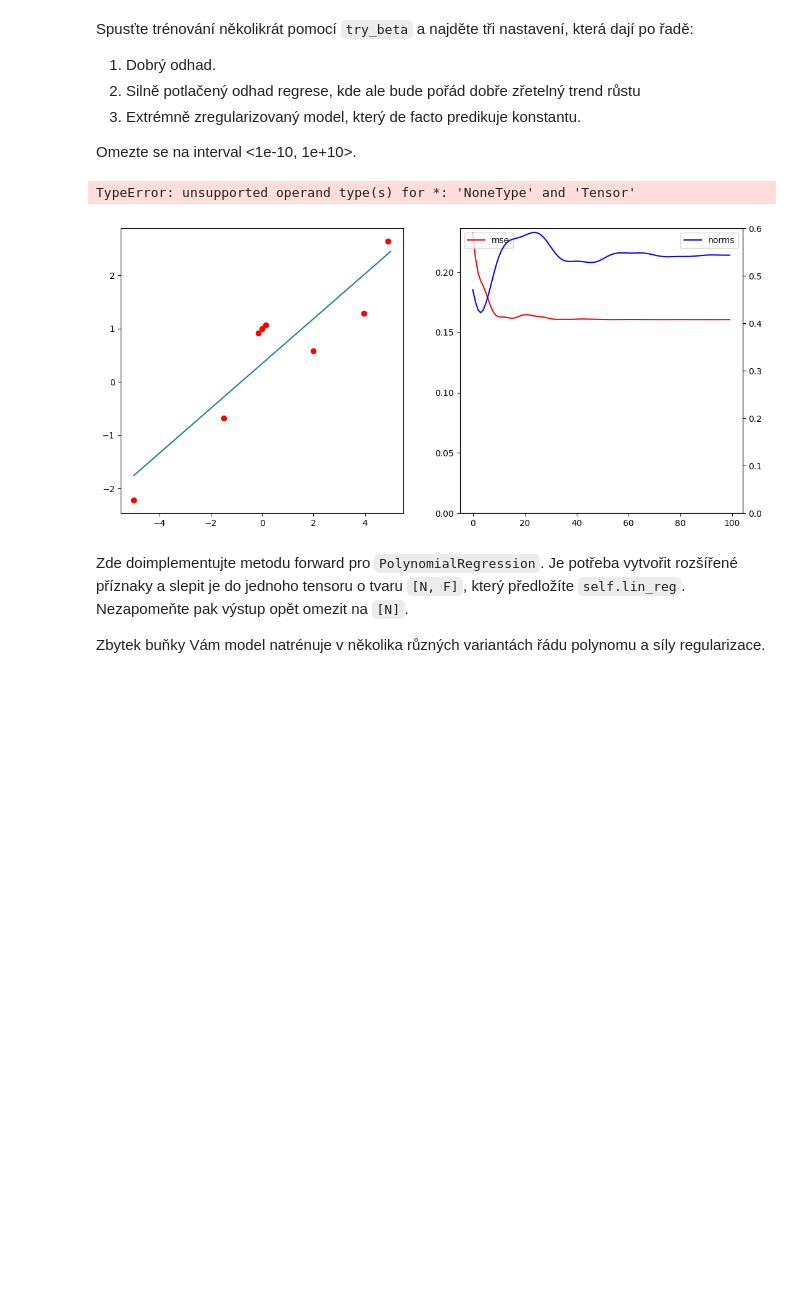
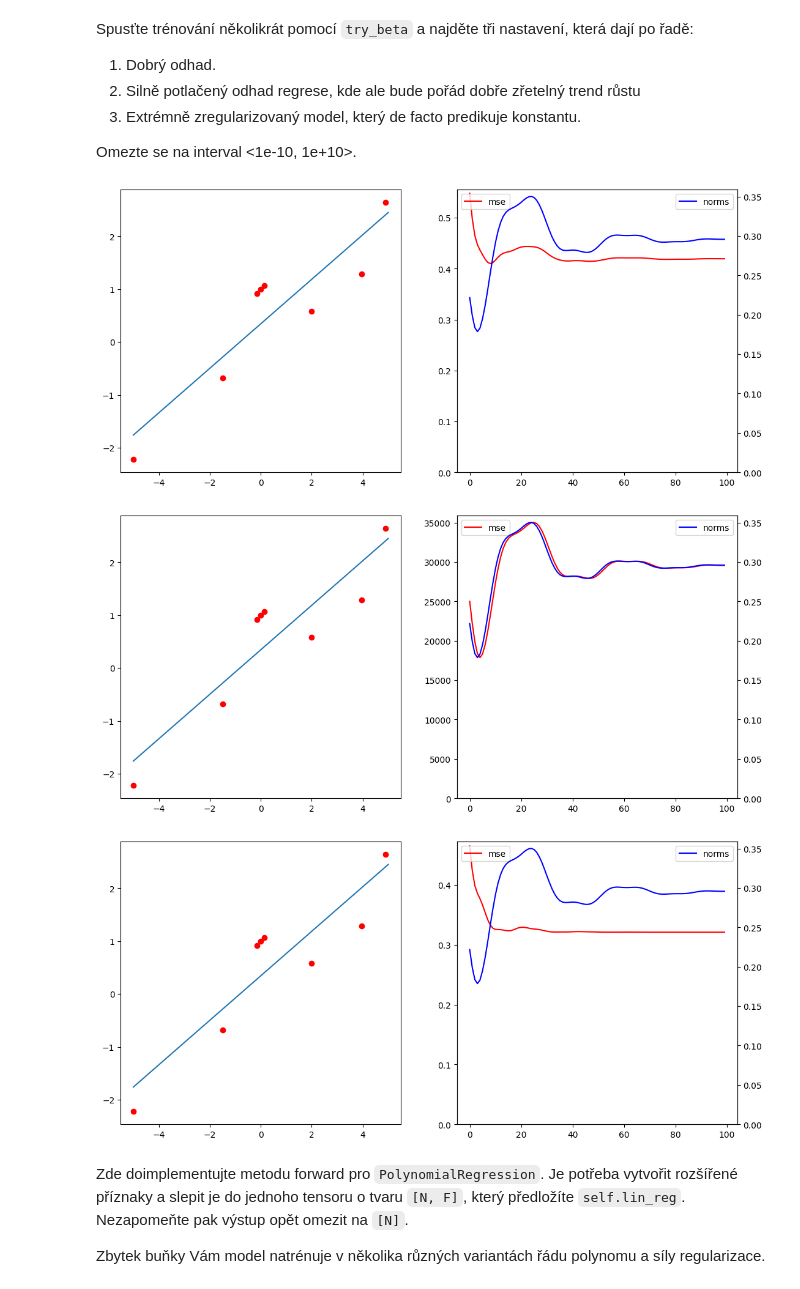
Before and after one commit to You-never-know/SUI-3, a Jupyter notebook: zadani.ipynb, the cells around one changed output. Cells and saved outputs as stored; diff of their text form; code cells hidden in the pictures; blank space fills up the shorter version.

Commit message:
Linear and Polynomial regresion implemented There is some kind of problem, because it does not function as it should

```diff
--- a/zadani.ipynb
+++ b/zadani.ipynb
@@ -94,7 +95,7 @@ Může se vám hodit `torch.nn.Module.parameters()`.
 class LinearRegression(torch.nn.Module):
     def __init__(self, input_dim):
         super().__init__()
-        self.model = torch.nn.Linear(input_dim, input_dim)
+        self.model = torch.nn.Linear(input_dim, 1)
         self.model.bias.data.zero_()
         self.model.weight.data.zero_()
         self.model.weight.data[0] = 0.5
@@ -103,7 +104,7 @@ class LinearRegression(torch.nn.Module):
         return self.model(x).squeeze()
 
     def l2_norm(self):
-        return torch.sqrt(sum(par.pow(2).sum() for par in self.model.parameters())).item()
+        return sum(par.pow(2).sum() for par in self.model.parameters()).item()
 # %% [markdown]
 Naimplementujte funkci pro trénování modelu takového modelu.
 Funkce přijímá:
@@ -125,9 +126,9 @@ def train_regression_model(model, loss_fun, optimizer, train_X, train_t, nb_step
     for _ in range(nb_steps):
         predict_y = model(train_X)
         loss = loss_fun(predict_y, train_t, model)
-        optimizer.zero_grad()
         loss.backward()
         optimizer.step()
+        optimizer.zero_grad()
         mses.append(loss.item())
         norms.append(model.l2_norm())
     return mses, norms
@@ -139,8 +140,8 @@ class MSE_with_regression:
 
     def __call__(self, y, t, model):
         mse = self.loss(y, t)
-        l2 = self.l2_beta * mse
-        return l2
+        l2 = model.l2_norm()
+        return mse + self.l2_beta * l2
 # %% [markdown]
 Spusťte trénování několikrát pomocí `try_beta` a najděte tři nastavení, která dají po řadě:
 1. Dobrý odhad.
@@ -151,34 +152,35 @@ Omezte se na interval <1e-10, 1e+10>.
 # %%
 def plot_training_result(model, losses, norms):
     fig, axs = plt.subplots(ncols=2, figsize=(13, 6))
     axs[0].plot(xs.detach(), model(xs.float().unsqueeze(-1)).detach())
     axs[0].scatter(data, ts, c='r')
 
     axs[1].plot(losses, 'r-', label='mse')
     axs[1].legend(loc="upper left")
     axs[1].set_ylim(bottom=0)
     ax_2 = axs[1].twinx()
     ax_2.plot(norms, 'b-', label='norms')
     ax_2.legend(loc="upper right")
     ax_2.set_ylim(bottom=0)
 
 
 xs = torch.linspace(-5, 5, steps=100)
 data = torch.tensor([-4.99, 3.95, -1.5, -0.15, 0, 0.15, 2, 4.9]).unsqueeze(-1)
 ts = func(data).squeeze(-1).detach()
 
 def try_beta(l2_beta):
     regr_1 = LinearRegression(1)
     opt = torch.optim.Adam(regr_1.parameters(), 3e-2)
     losses, norms = train_regression_model(regr_1, MSE_with_regression(l2_beta), opt, data, ts)
     plot_training_result(regr_1, losses, norms)
 
-try_beta(0.5)
-try_beta(None)
-try_beta(None)
+try_beta(0.333)
+try_beta(1e5)
+try_beta(1e-10)
 # %% [output]
-TypeError: unsupported operand type(s) for *: 'NoneType' and 'Tensor'
-[figure, old version]
+[figure, new version]
+[figure, added]
+[figure, added]
 # %% [markdown]
 Zde doimplementujte metodu forward pro `PolynomialRegression`.
 Je potřeba vytvořit rozšířené příznaky a slepit je do jednoho tensoru o tvaru `[N, F]`, který předložíte `self.lin_reg`.
```
Also changed, not shown: parts of 3 cells of this notebook.
